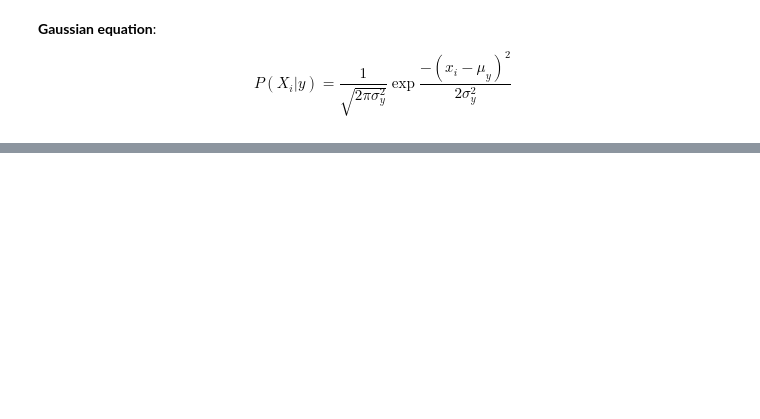
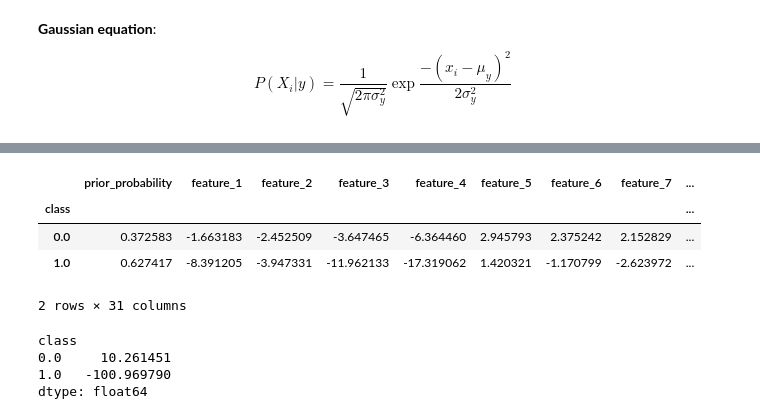
Before and after one commit to rocabrera/ml-learning, a Jupyter notebook: naive bayes.ipynb, the cells around one changed output, grey strips where cells are left out. Saved outputs shown, nothing was run; the diff lists cells and outputs as text; code cells hidden in the pictures; blank space fills up the shorter version.

```diff
--- a/naive bayes.ipynb
+++ b/naive bayes.ipynb
@@ -108,0 +117,8 @@ stats_df
+# %%
+#prior probability
+evaluate_df = df["target"]\
+                .value_counts(normalize=True)\
+                .reset_index(name="prior_probability")\
+                .rename(columns = {"index":"class"})\
+                .set_index("class")
+evaluate_df
@@ -124,0 +220,24 @@ _ = stats_df.iloc[:,:4].apply(gaussian_plot)
+# %%
+final_stats = pd.concat([evaluate_df,result],axis=1)
+# %%
+final_stats
+# %% [output]
+|  | prior_probability | feature_1 | feature_2 | feature_3 | feature_4 | feature_5 | feature_6 | feature_7 | ... |
+| class |  |  |  |  |  |  |  |  | ... |
+| 0.0 | 0.372583 | -1.663183 | -2.452509 | -3.647465 | -6.364460 | 2.945793 | 2.375242 | 2.152829 | ... |
+| 1.0 | 0.627417 | -8.391205 | -3.947331 | -11.962133 | -17.319062 | 1.420321 | -1.170799 | -2.623972 | ... |
+2 rows × 31 columns
+# %%
+def test(x):
+    acc = 1
+    for i in x:
+        acc += i
+    return acc
+
+
+final_stats.apply(test,axis=1)
+# %% [output]
+class
+0.0     10.261451
+1.0   -100.969790
+dtype: float64
```
Also changed, not shown: parts of 18 cells of this notebook.
